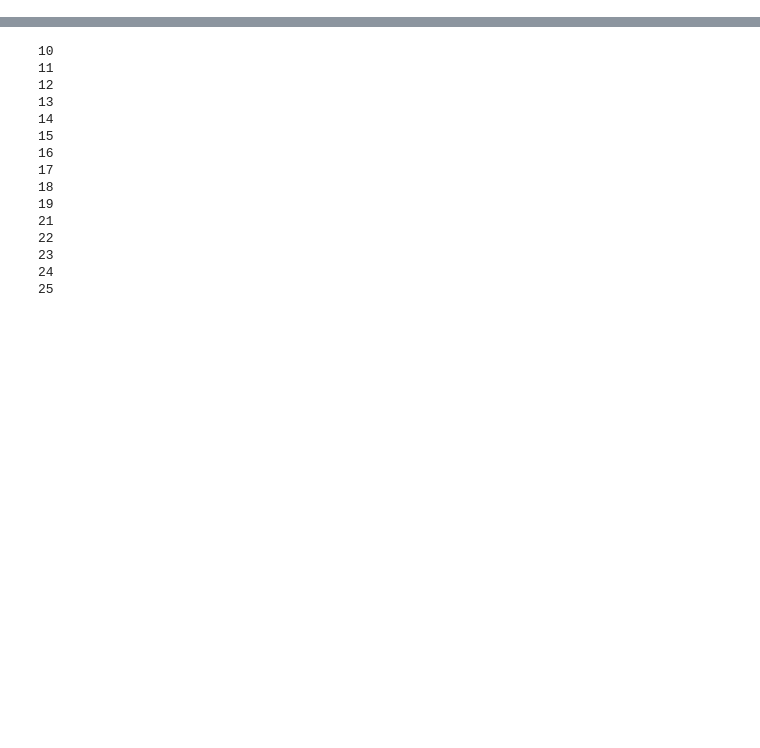
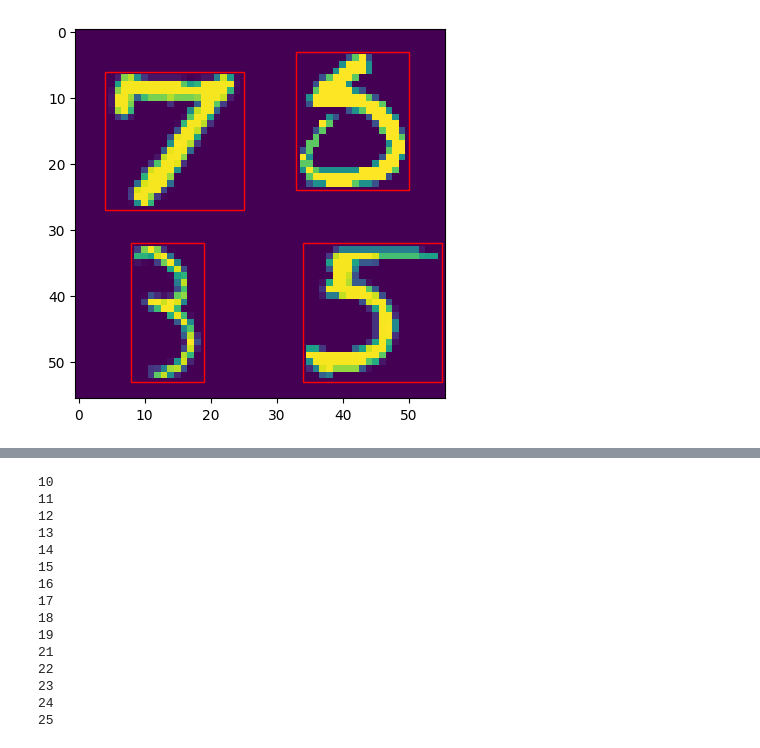
Before and after one commit to kkirchheim/sumnist, a Jupyter notebook: create-dataset.ipynb, the cells around one changed output, grey strips where cells are left out. Saved outputs shown, nothing was run; the diff lists cells and outputs as text; code cells hidden in the pictures; blank space fills up the shorter version.

```diff
--- a/create-dataset.ipynb
+++ b/create-dataset.ipynb
@@ -36,2 +66,19 @@ def generate(total=20):
+# %%
+import matplotlib.pyplot as plt
+from matplotlib.patches import Rectangle
+
+
+img, nums, boxes = generate()
+
+fig, ax = plt.subplots()
+
+ax.imshow(img)
+
+for box in boxes:
+    x_min, x_max, y_min, y_max = box
+    rect = Rectangle((x_min, y_min), x_max - x_min, y_max - y_min, linewidth=1, edgecolor='r', facecolor='none')
+    ax.add_patch(rect)
+# %% [output]
+[figure, added]
 # %%
 import torch
```
Also changed, not shown: parts of 12 cells of this notebook, 11 other files.
